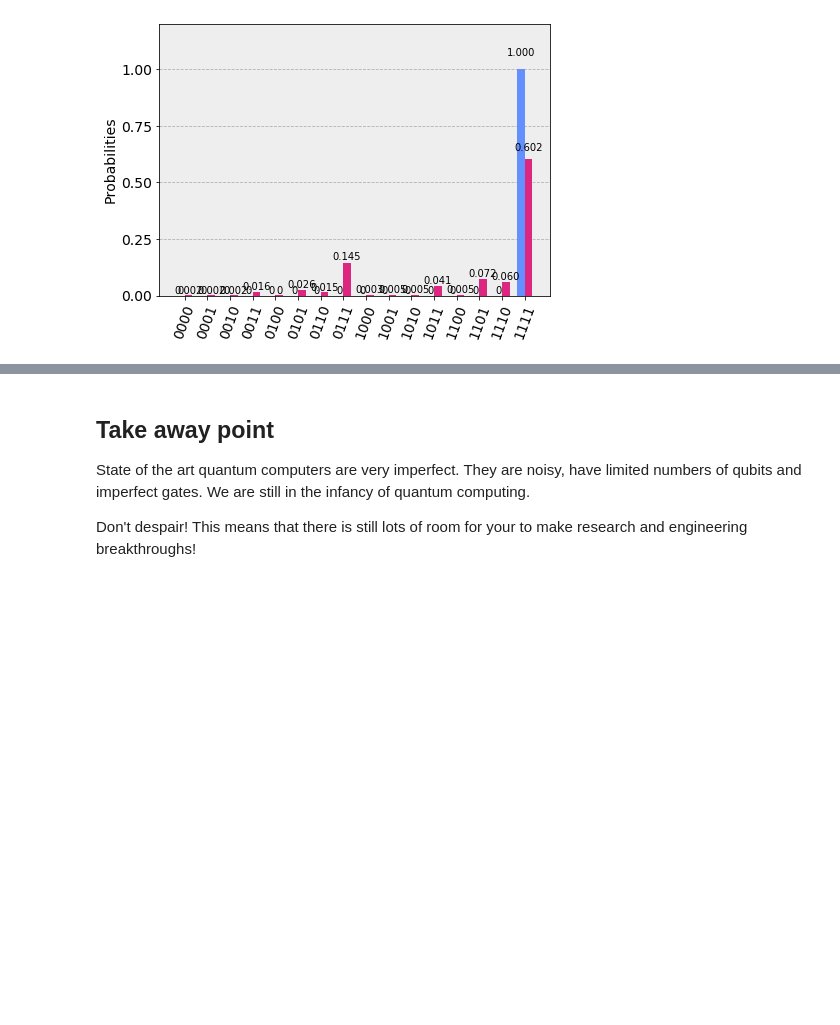
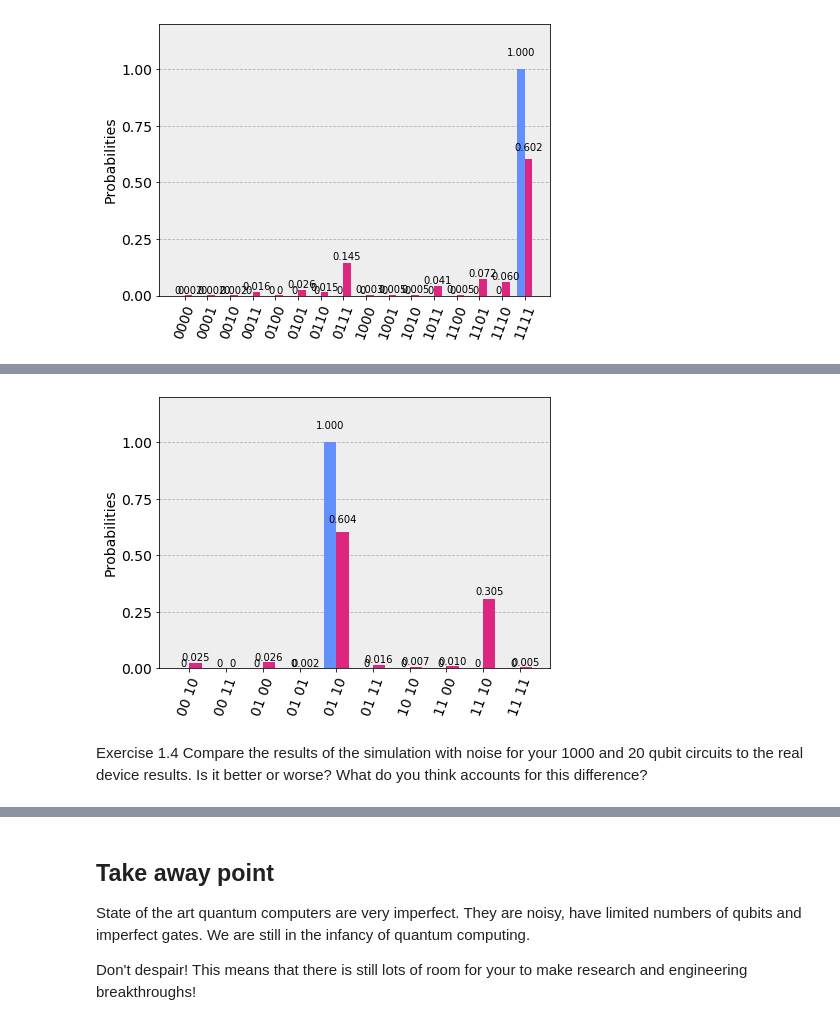
Before and after one commit to taalexander/useqip-exercises, a Jupyter notebook: exercises/1_building_and_running_quantum_circuits.ipynb, the cells around one changed output, grey strips where cells are left out. Saved outputs shown, nothing was run; the diff lists cells and outputs as text; code cells hidden in the pictures; blank space fills up the shorter version.

Commit message:
Update noisy simulation.

```diff
--- a/exercises/1_building_and_running_quantum_circuits.ipynb
+++ b/exercises/1_building_and_running_quantum_circuits.ipynb
@@ -351,0 +399,7 @@ plot_histogram([sim_counts_20, melbourne_counts_20])
+# %%
+properties = melbourne_backend.properties()
+# %%
+configuration = melbourne_backend.configuration()
+# %%
+noise_model = noise.device.basic_device_noise_model(properties, gate_times=gate_times)
+print(noise_model)
@@ -351,0 +412,13 @@ plot_histogram([sim_counts_20, melbourne_counts_20])
+# %%
+noisy_test_result = execute(qc, aer_backend_sim,
+                            noise_model=noise_model,
+                            coupling_map=configuration.coupling_map,
+                            basis_gates=configuration.basis_gates).result()
+
+noisy_test_counts = noisy_test_result.get_counts(qc)
+# %%
+plot_histogram([counts, noisy_test_counts])
+# %% [output]
+[figure, added]
+# %% [markdown]
+<span class="badge badge-primary">Exercise 1.4</span> Compare the results of the simulation with noise for your 1000 and 20 qubit circuits to the real device results. Is it better or worse? What do you think accounts for this difference?
```
Also changed, not shown: parts of 15 cells of this notebook, 2 other files.
